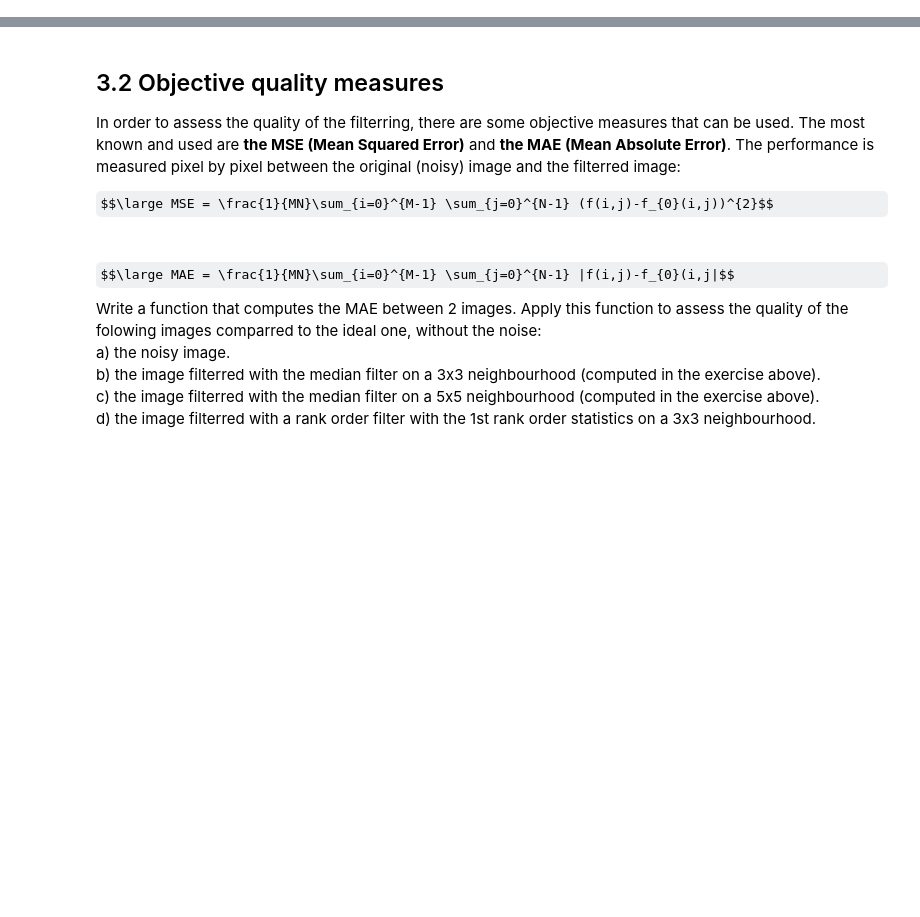
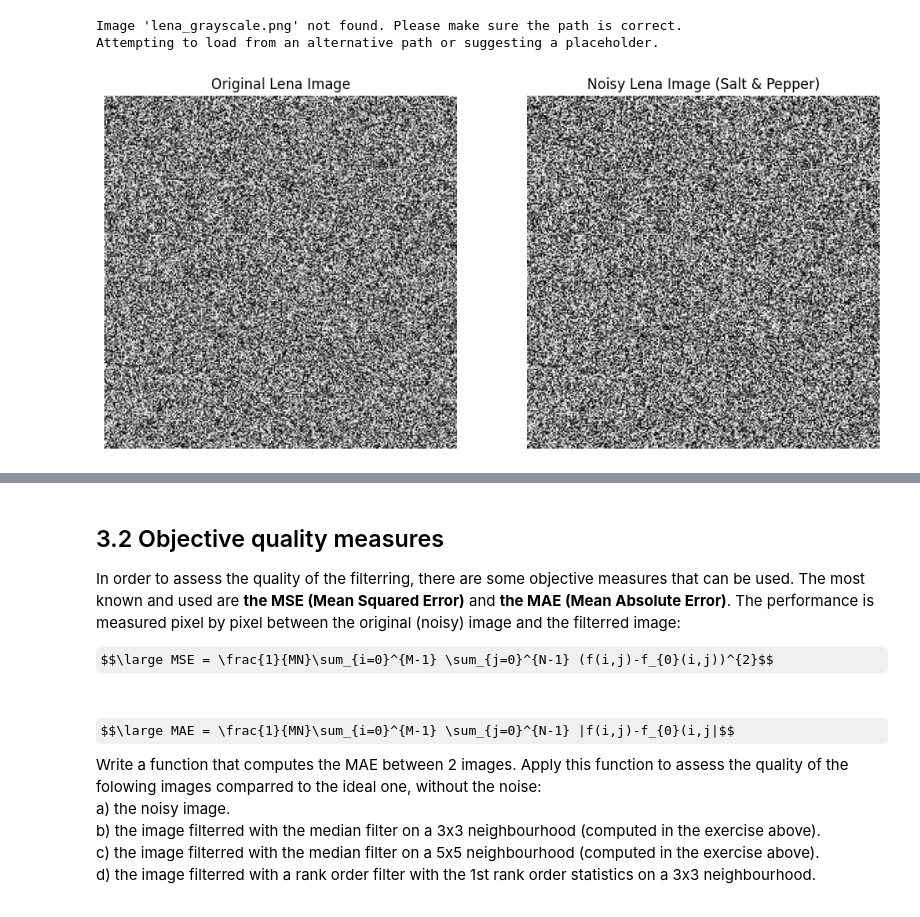
Before and after one commit to IoanaP0711/Image_Processing_Lab, a Jupyter notebook: proj3_2/Proj3_2.ipynb, the cells around one changed output, grey strips where cells are left out. Saved outputs shown, nothing was run; the diff lists cells and outputs as text; code cells hidden in the pictures; some formulas as TeX source; blank space fills up the shorter version.

```diff
--- a/proj3_2/Proj3_2.ipynb
+++ b/proj3_2/Proj3_2.ipynb
@@ -50,3 +50,81 @@ Apply salt and pepper noise to the image. Visualize the noisy image.<br/>
 Using the function written above, apply the median filter to the noisy image and visualize the result.<br/>
 Apply the 1st rank order filter on the original image. Apply the maximum rank order filter on the original image. Comment the results <br/>
 </p>
+# %%
+import cv2
+import numpy as np
+import matplotlib.pyplot as plt
+
+def rank_order_filter(image, filter_size, rank):
+    if filter_size % 2 == 0:
+        raise ValueError("Filter size must be an odd number.")
+
+    # Pad the image to handle borders
+    pad_width = filter_size // 2
+    padded_image = np.pad(image, pad_width, mode='edge')
+    output_image = np.zeros_like(image, dtype=np.uint8)
+
+    # Iterate over each pixel in the image
+    for i in range(image.shape[0]):
+        for j in range(image.shape[1]):
+            # Extract the neighborhood
+            neighborhood = padded_image[i:i + filter_size, j:j + filter_size]
+
+            # Flatten the neighborhood and sort the values
+            sorted_values = np.sort(neighborhood.flatten())
+
+            # Get the k-th (rank) order statistic
+            # Adjust rank to be 0-indexed for numpy array
+            output_image[i, j] = sorted_values[rank - 1]
+
+    return output_image
+
+
+def add_salt_and_pepper_noise(image, salt_vs_pepper, amount):
+    noisy_image = np.copy(image)
+
+    # Add Salt noise
+    num_salt = np.ceil(amount * image.size * salt_vs_pepper)
+    coords = [np.random.randint(0, i - 1, int(num_salt)) for i in image.shape]
+    noisy_image[tuple(coords)] = 255
+
+    # Add Pepper noise
+    num_pepper = np.ceil(amount * image.size * (1. - salt_vs_pepper))
+    coords = [np.random.randint(0, i - 1, int(num_pepper)) for i in image.shape]
+    noisy_image[tuple(coords)] = 0
+    return noisy_image
+
+# Load the Lena image (assuming it's in the same directory or accessible path)
+try:
+    # Assuming Lena.png is a grayscale image or we convert it to grayscale
+    lena_original = cv2.imread('lena.png', cv2.IMREAD_GRAYSCALE)
+    if lena_original is None:
+        raise FileNotFoundError("Image 'lena_gray.png' not found. Please make sure the path is correct.")
+except FileNotFoundError as e:
+    print(e)
+    print("Attempting to load from an alternative path or suggesting a placeholder.")
+    # Placeholder if the image is not found. In a real scenario, you'd guide the user to upload.
+    lena_original = np.random.randint(0, 256, size=(256, 256), dtype=np.uint8)
+
+# Apply salt and pepper noise
+salt_vs_pepper_ratio = 0.5
+noise_amount = 0.05 # 5% noise
+lena_noisy = add_salt_and_pepper_noise(lena_original, salt_vs_pepper_ratio, noise_amount)
+
+# Visualize the images
+plt.figure(figsize=(12, 6))
+plt.subplot(1, 2, 1)
+plt.imshow(lena_original, cmap='gray')
+plt.title('Original Lena Image')
+plt.axis('off')
+
+plt.subplot(1, 2, 2)
+plt.imshow(lena_noisy, cmap='gray')
+plt.title('Noisy Lena Image (Salt & Pepper)')
+plt.axis('off')
+
+plt.show()
+# %% [output]
+Image 'lena_grayscale.png' not found. Please make sure the path is correct.
+Attempting to load from an alternative path or suggesting a placeholder.
+[figure, added]
```
Also changed, not shown: parts of 3 cells of this notebook.
